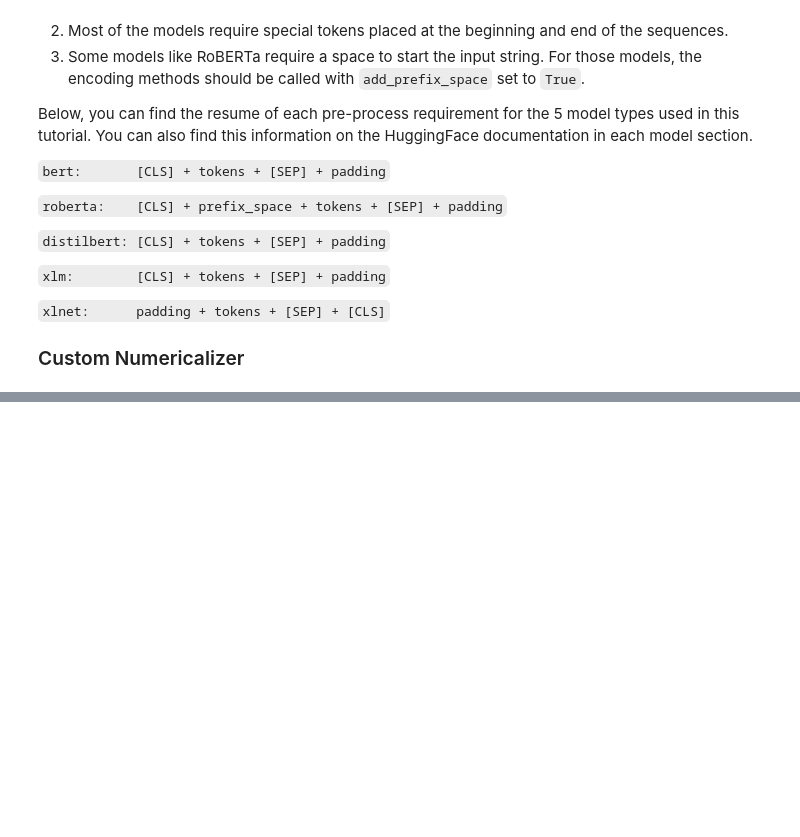
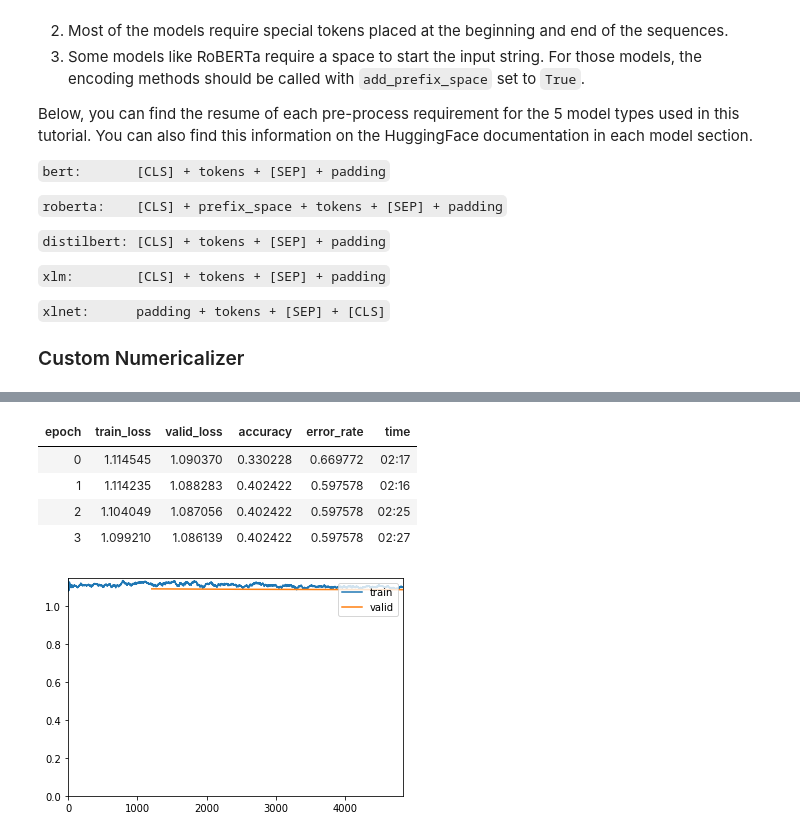
Before and after one commit to jinfeijoy/NLP, a Jupyter notebook: kaggle_Covid19_vaccine_Twitter/notebook/covid_twitter_vec_fastai1_with_transformer_googlecolab.ipynb, the cells around one changed output, grey strips where cells are left out. Cells and saved outputs as stored; diff of their text form; code cells hidden in the pictures; blank space fills up the shorter version.

```diff
--- a/kaggle_Covid19_vaccine_Twitter/notebook/covid_twitter_vec_fastai1_with_transformer_googlecolab.ipynb
+++ b/kaggle_Covid19_vaccine_Twitter/notebook/covid_twitter_vec_fastai1_with_transformer_googlecolab.ipynb
@@ -204,0 +381,10 @@ class TransformersVocab(Vocab):
+# %%
+learner.unfreeze()
+learner.fit_one_cycle(4,max_lr=2e-04,moms=(0.8,0.7))
+# %% [output]
+| epoch | train_loss | valid_loss | accuracy | error_rate | time |
+| 0 | 1.114545 | 1.090370 | 0.330228 | 0.669772 | 02:17 |
+| 1 | 1.114235 | 1.088283 | 0.402422 | 0.597578 | 02:16 |
+| 2 | 1.104049 | 1.087056 | 0.402422 | 0.597578 | 02:25 |
+| 3 | 1.099210 | 1.086139 | 0.402422 | 0.597578 | 02:27 |
+[figure, added]
```
Also changed, not shown: parts of 25 cells of this notebook.
